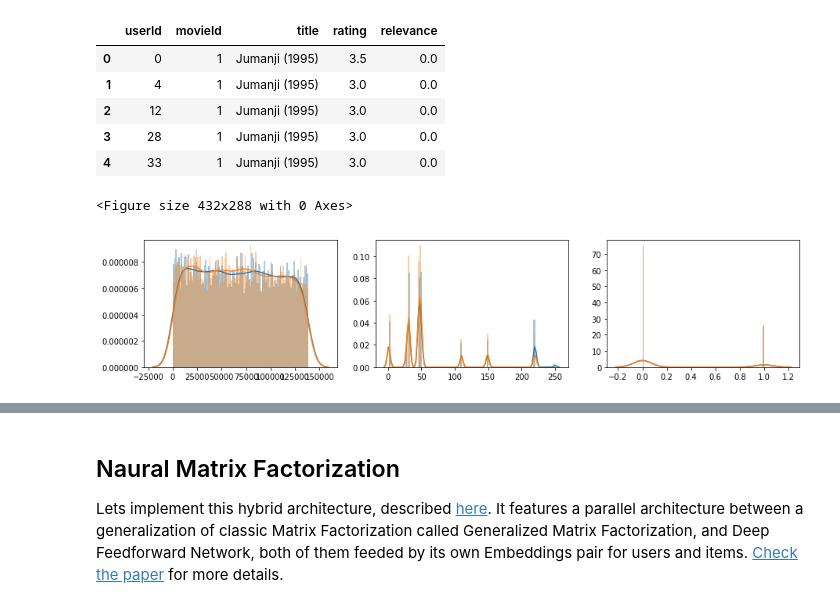
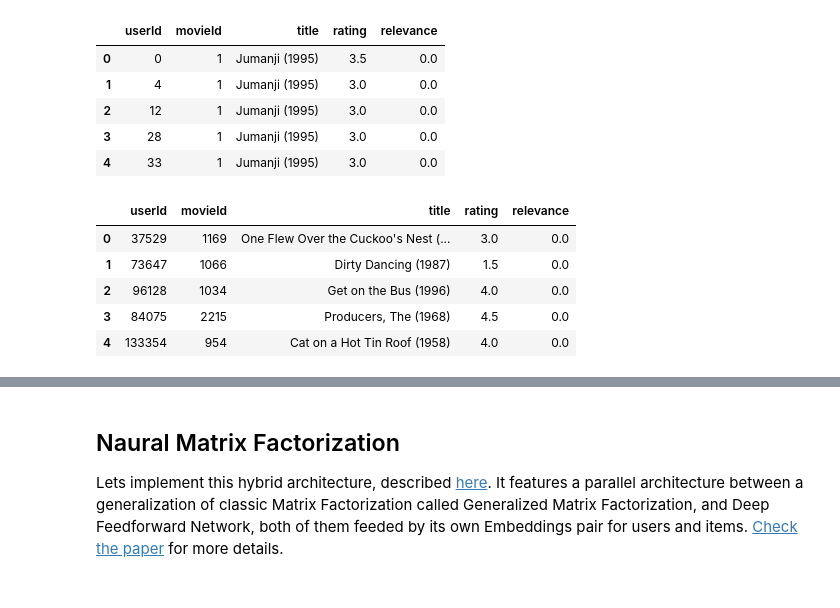
Before and after one commit to ElPapi42/NeuralMatrixFactorization, a Jupyter notebook: NeuralMatrixFactorization.ipynb, the cells around one changed output, grey strips where cells are left out. Drawn from its saved outputs; the diff is of its cells as text; code cells hidden in the pictures.

```diff
--- a/NeuralMatrixFactorization.ipynb
+++ b/NeuralMatrixFactorization.ipynb
@@ -151,22 +140,11 @@ train_ds = ml_ds.skip(10000).shuffle(10000)
-# %%
-#Check distributions of dataset slices, if both dist are close, we can inffer the distribution between the three datasets comes from the same distribution
-#Avoid calculate train dataset dist due to computational resources required for preprocess 20 Millions datapoints.
-plt.subplots_adjust(hspace=0.4, wspace=0.2)
-plt.figure(figsize=(15, 3))
-
-plt.subplot(1, 3, 1)
-sns.distplot([sample["userId"] for sample, relevance in test_ds], bins=100)
-sns.distplot([sample["userId"] for sample, relevance in eval_ds], bins=100)
-
-plt.subplot(1, 3, 2)
-sns.distplot([sample["movieId"] for sample, relevance in test_ds], bins=100)
-sns.distplot([sample["movieId"] for sample, relevance in eval_ds], bins=100)
-
-plt.subplot(1, 3, 3)
-sns.distplot([relevance for sample, relevance in test_ds], bins=100)
-sns.distplot([relevance for sample, relevance in eval_ds], bins=100)
-
-plt.show()
-# %% [output]
-<Figure size 432x288 with 0 Axes>
-[figure, removed]
+# %%
+#Shuffle Dataframe
+ml_df = ml_df.sample(frac=1.0).reset_index(drop=True)
+ml_df.head()
+# %% [output]
+|  | userId | movieId | title | rating | relevance |
+| 0 | 37529 | 1169 | One Flew Over the Cuckoo's Nest (... | 3.0 | 0.0 |
+| 1 | 73647 | 1066 | Dirty Dancing (1987) | 1.5 | 0.0 |
+| 2 | 96128 | 1034 | Get on the Bus (1996) | 4.0 | 0.0 |
+| 3 | 84075 | 2215 | Producers, The (1968) | 4.5 | 0.0 |
+| 4 | 133354 | 954 | Cat on a Hot Tin Roof (1958) | 4.0 | 0.0 |
```
Also changed, not shown: parts of 17 cells of this notebook.
